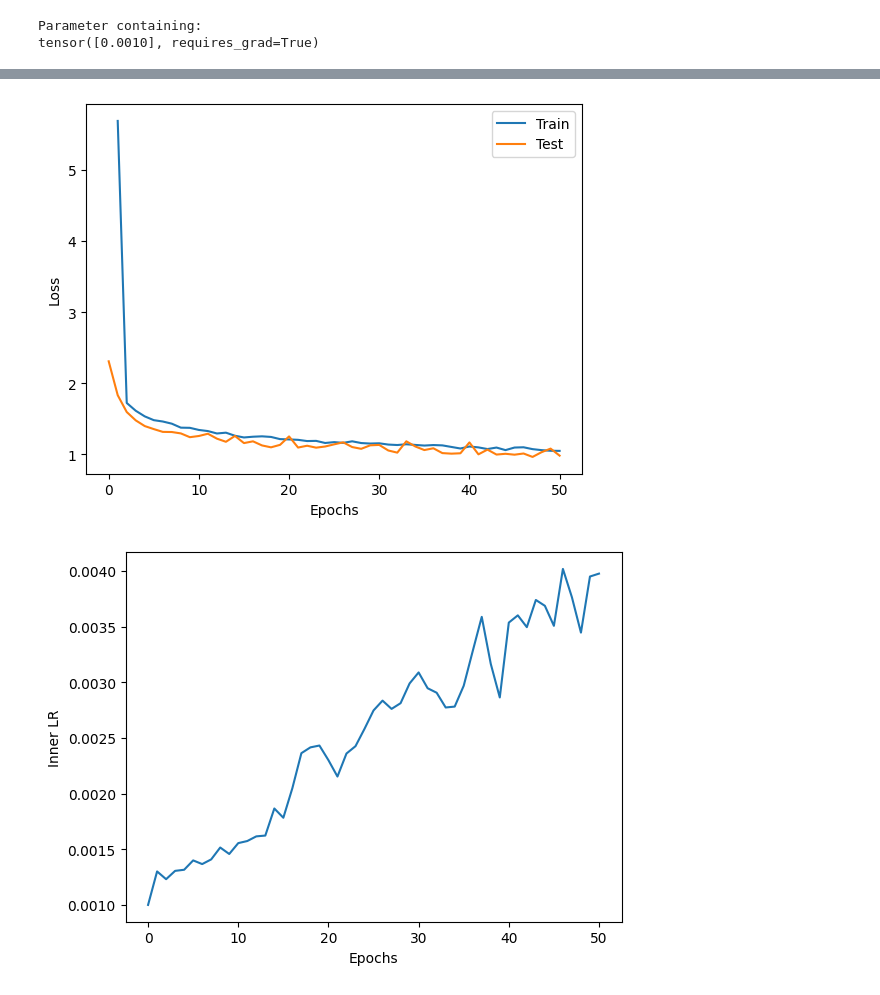
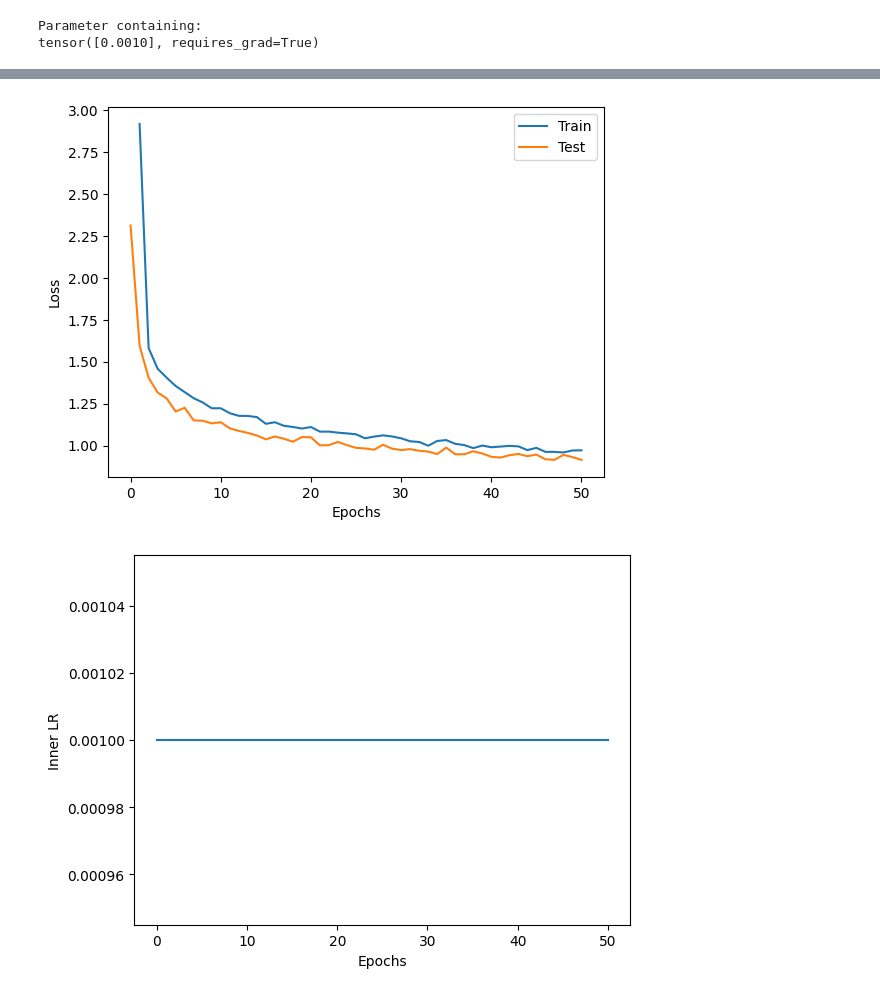
Before and after one commit to NotNANtoN/train2generalize, a Jupyter notebook: train2generalize.ipynb, the cells around one changed output, grey strips where cells are left out. Cells and saved outputs as stored; diff of their text form; code cells hidden in the pictures.

```diff
--- a/train2generalize.ipynb
+++ b/train2generalize.ipynb
@@ -356,7 +356,8 @@ def test(model, device, test_loader):
 
     for data, target in test_loader:
         data, target = data.to(device), target.to(device)
-        output = model(data)
+        with autocast():
+            output = model(data)
         test_loss += torch.nn.functional.nll_loss(output, target, reduction='sum').item()  # sum up batch loss
         pred = output.argmax(dim=1, keepdim=True)  # get the index of the max log-probability
         correct += pred.eq(target.view_as(pred)).sum().item()
@@ -375,14 +376,15 @@ tensor([0.0010], requires_grad=True)
 use_train2generalize = 1
 epochs = 50
 
-inner_lr = torch.tensor([0.001], requires_grad=True, device="cuda") #0.001,
+inner_lr = torch.tensor([0.001], requires_grad=False, device="cuda") #0.001,
 train_to_generalize_kwargs = {'reset_net': 1,
                               'inner_lr': inner_lr,
                               'use_l2l': 1,
                               'use_higher': 0,
-                              'MLPT': 0.0,  # for real MLPT we need to include the first loss term too
+                              'MLPT': 0.5
+                              ,  # for real MLPT we need to include the first loss term too
                               }
-batch_size = 128
+batch_size = 64
 lr = 0.001
 weight_decay = 1e-4
 
@@ -479,2 +481,2 @@ Average loss: 0.9831, Accuracy: 6567/10000 (65.67%)
-[figure, old version]
+[figure, new version]
-[figure, old version]
+[figure, new version]
```
Also changed, not shown: parts of 7 cells of this notebook.
